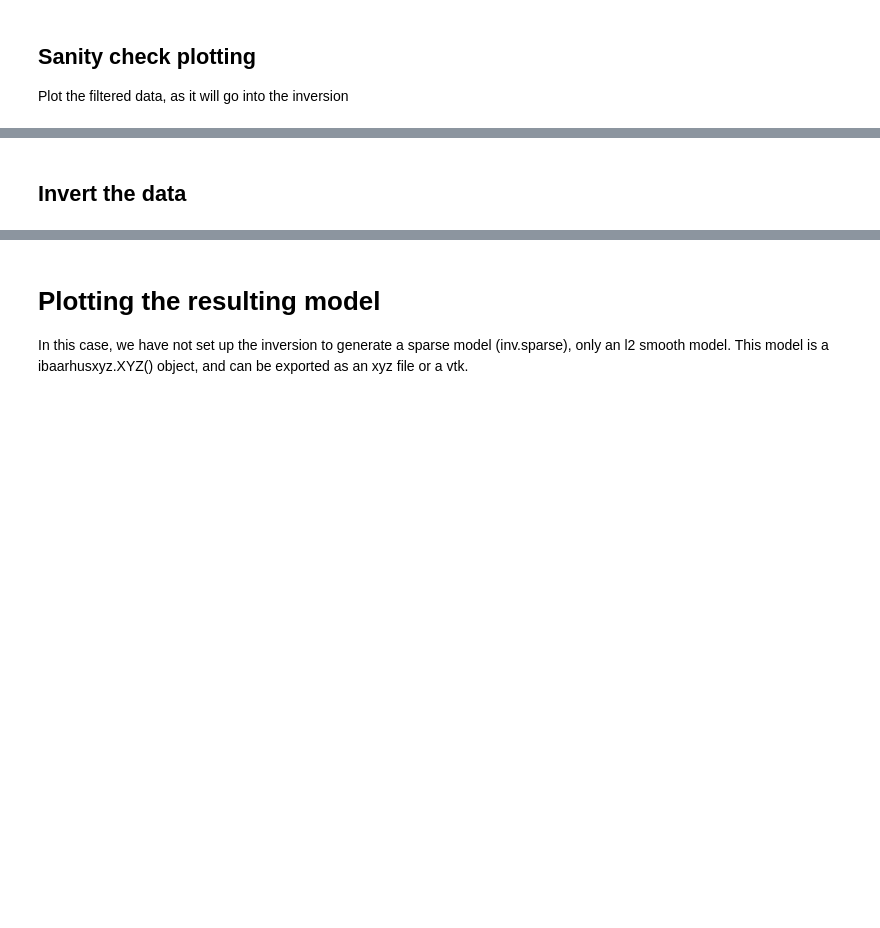
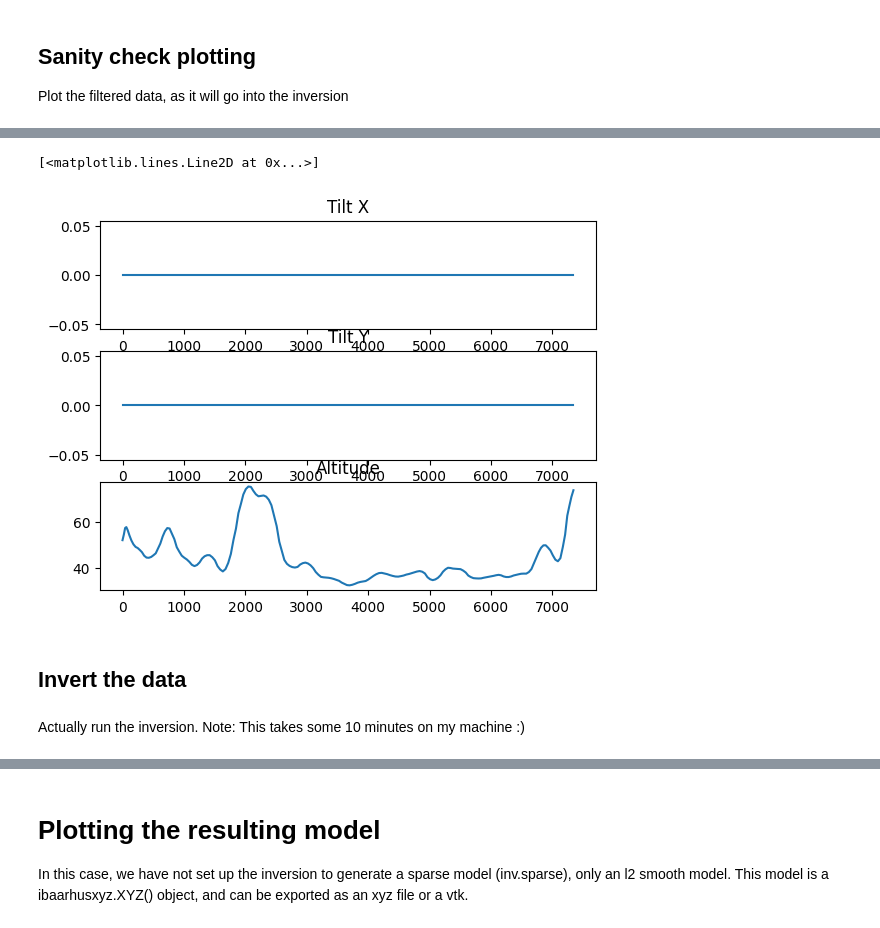
Before and after one commit to emerald-geomodelling/simpeg-simpleem-examples, a Jupyter notebook: measured_inversion.ipynb, the cells around one changed output, grey strips where cells are left out. Saved outputs shown, nothing was run; the diff lists cells and outputs as text; code cells hidden in the pictures; blank space fills up the shorter version.

```diff
--- a/measured_inversion.ipynb
+++ b/measured_inversion.ipynb
@@ -93,5 +109,20 @@ plt.show()
+# %%
+fig = plt.figure()
+axs = fig.subplots(3, 1).flatten()
+
+axs[0].set_title("Tilt X")
+axs[0].plot(inv.xyz.flightlines.xdist, inv.xyz.flightlines.tilt_x)
+axs[1].set_title("Tilt Y")
+axs[1].plot(inv.xyz.flightlines.xdist, inv.xyz.flightlines.tilt_y)
+axs[2].set_title("Altitude")
+axs[2].plot(inv.xyz.flightlines.xdist, inv.xyz.flightlines.tx_altitude)
+# %% [output]
+[<matplotlib.lines.Line2D at 0x...>]
+[figure, added]
 # %% [markdown]
 ## Invert the data
+# %% [markdown]
+Actually run the inversion. Note: This takes some 10 minutes on my machine :)
 # %%
 inv.invert()
 # %% [output]
```
Also changed, not shown: parts of 20 cells of this notebook.
